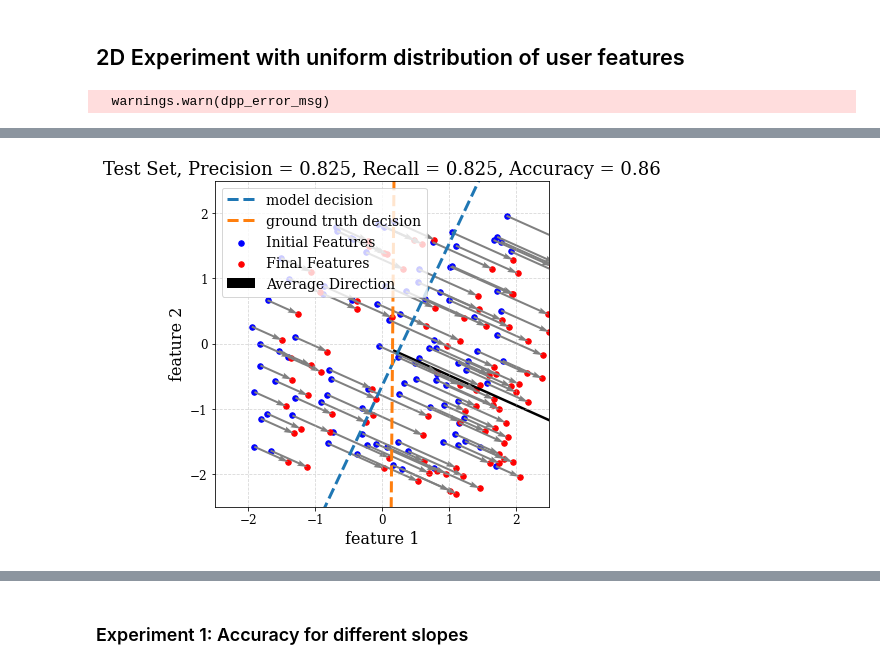
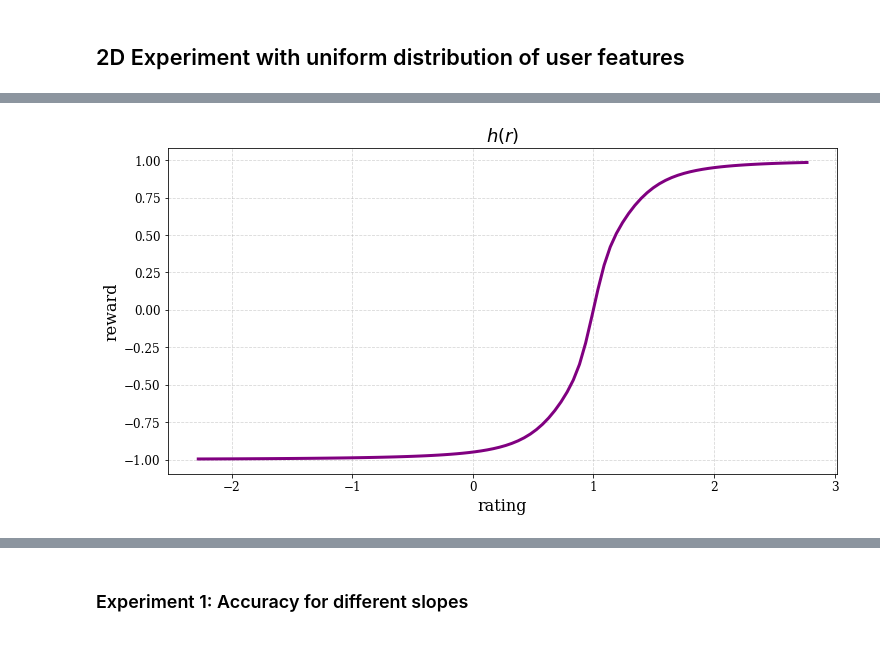
Before and after one commit to barweiss1/ranked_strategic_classification, a Jupyter notebook: strategicClassification-BatchedCCP.ipynb, the cells around one changed output, grey strips where cells are left out. Drawn from its saved outputs; the diff is of its cells as text; code cells hidden in the pictures.

```diff
--- a/strategicClassification-BatchedCCP.ipynb
+++ b/strategicClassification-BatchedCCP.ipynb
@@ -759,10 +773,10 @@ class RankingEnv():
             Xt = self.user_features_update(X, Xt, use_delta=use_delta)
         # if delta wasn't used it must be used in the last step
         X_opt = Xt
-        if not use_delta:
-            T_low, T_high = self.get_thresh(Xt)
-            F_DER = self.get_f_ders(Xt, self.slope_low, self.slope_high, T_low, T_high)
-            X_opt = self.delta.optimize_X(X, self.w, self.b, F_DER, T_low, T_high)
+        # if not use_delta:
+        #     T_low, T_high = self.get_thresh(Xt)
+        #     F_DER = self.get_f_ders(Xt, self.slope_low, self.slope_high, T_low, T_high)
+        #     X_opt = self.delta.optimize_X(X, self.w, self.b, F_DER, T_low, T_high)
         # returning both in order to support evaluation condition in forward
         return Xt, X_opt
 
@@ -1005,15 +1019,15 @@ The strongly accepted users seem to decrease their features for some reason. We
 # %% [markdown]
 ## 2D Experiment with uniform distribution of user features
 # %%
-slope_val = 10
+slope_val = 0.5
 n_features = 2
-scale = 0.5
+scale = 4
 
 # training with different slopes
-env_params = {'noisyscale' : 0.01,
+env_params = {'noisyscale' : 0.3,
             'n_features' : n_features,
-            'k' : 40,
-            'k_tag' : 40,
+            'k' : 30,
+            'k_tag' : 30,
             'n_users': 100,
             'slope_low' : slope_val,
             'slope_high' : slope_val,
@@ -1024,6 +1038,7 @@ env_params = {'noisyscale' : 0.01,
             'n_batch' : 5}
 
 rank_env = RankingEnv(**env_params)
+rank_env_non_strategic = copy.deepcopy(rank_env)
 
 # generate train and test sets
 X_train, R_train, y_train = rank_env.generate_dataset(is_test=False, uniform_dist=True)
@@ -1032,24 +1047,9 @@ X_test, R_test, y_test = rank_env.generate_dataset(is_test=True, uniform_dist=Tr
 # set slope_val and scale to fit the rating range
 rating_range = R_train.max() - R_train.min()
 rating_range = rating_range.detach().numpy()
-rank_env.set_slope(rating_range*slope_val, rating_range*slope_val)
+rank_env.set_slope(rating_range*slope_val*4, rating_range*slope_val)
+feature_var= X_train.var()
+rank_env.set_scale(scale / (feature_std))
 
-model = MyStrategicModel(batch_size=env_params['n_users'], env=rank_env, strategic=True)
-slope_str = str(slope_val).replace('.', ',')
-path_strategic = f"./tests/2d_test_uniform/strategic"
-epochs = 10
-batch_size = env_params['n_users']
-total = []
-ccp = []
-
-# learning rate is crucial for the success of the model. DO NOT TOUCH!!!!
-strategic_train_metrics, strategic_test_metrics = model.fit(path_strategic, X_train, R_train, X_test, R_test,
-                    opt=torch.optim.Adam, opt_kwargs={"lr": (5e-2)},
-                    epochs=epochs, use_delta=True, verbose=True,
-                comment="batched")
-
-# convert to pd DataFrame
-strategic_train_metrics = pd.DataFrame(strategic_train_metrics)
-strategic_test_metrics = pd.DataFrame(strategic_test_metrics)
+view_reward_func(rank_env, R_test, X_test)
 # %% [output]
-  warnings.warn(dpp_error_msg)
@@ -1073,5 +1056 @@ training time: 239.98468732833862 seconds
+[figure, added]
-# %%
-# plotting for the test batch
-our_scatter(rank_env, model, X_test)
-# %% [output]
-[figure, removed]
```
Also changed, not shown: parts of 8 cells of this notebook, 11 other files.
